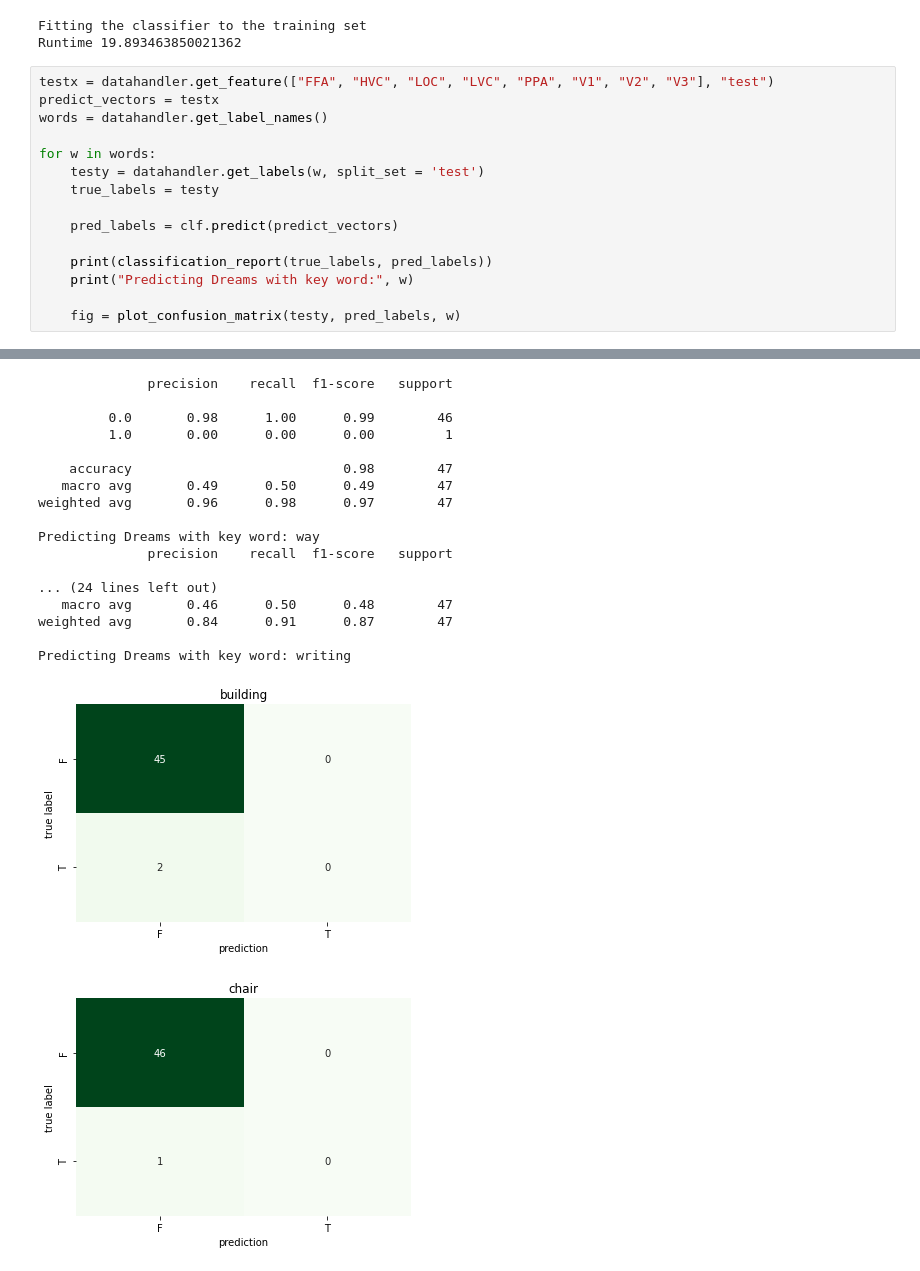
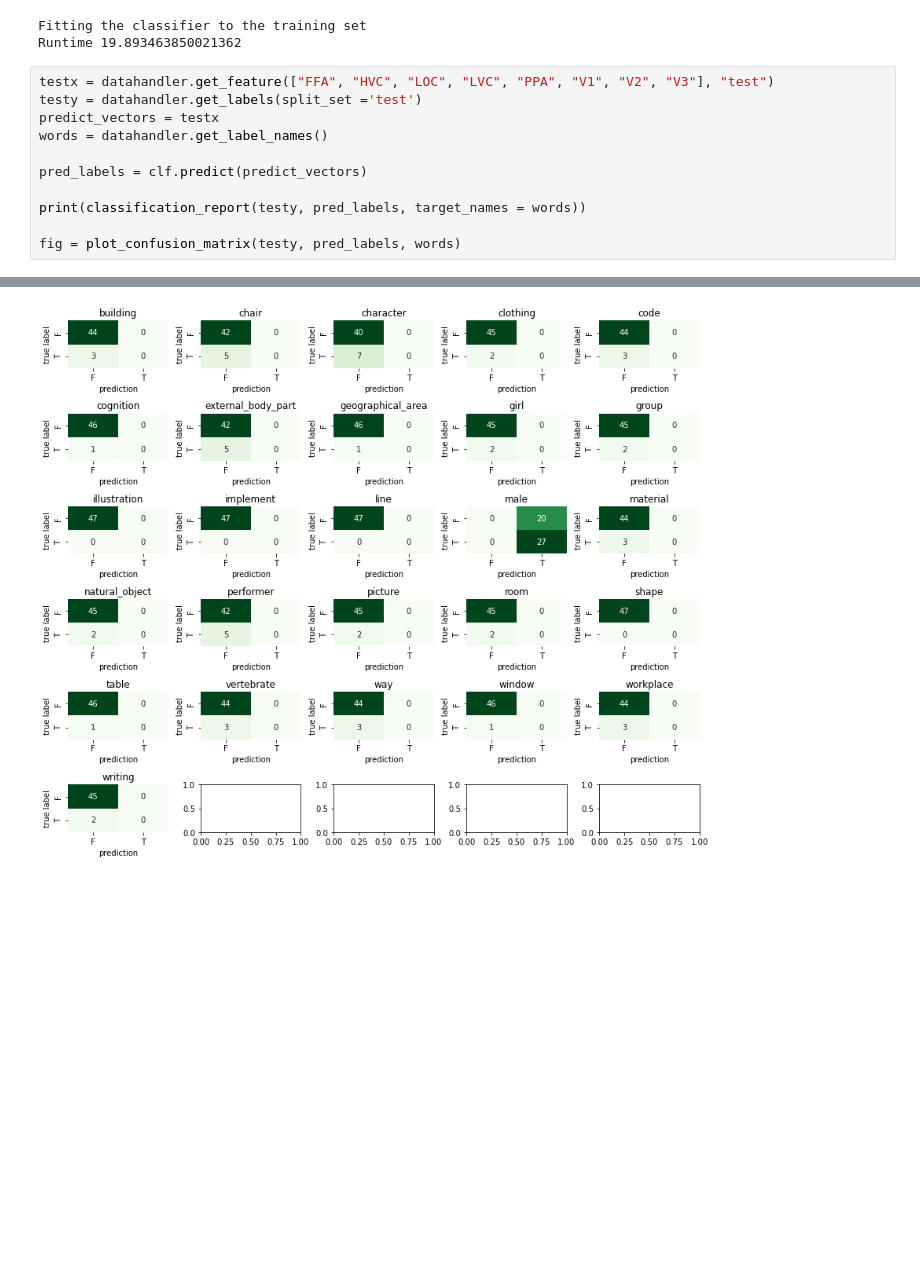
Before and after one commit to RandumbPurson/CMSE-202-Dream-Project, a Jupyter notebook: SVM_dream_project.ipynb, the cells around one changed output, grey strips where cells are left out. Cells and saved outputs as stored; diff of their text form; blank space fills up the shorter version.

```diff
--- a/SVM_dream_project.ipynb
+++ b/SVM_dream_project.ipynb
@@ -527,17 +555,13 @@ Fitting the classifier to the training set
 Runtime 19.893463850021362
 # %%
 testx = datahandler.get_feature(["FFA", "HVC", "LOC", "LVC", "PPA", "V1", "V2", "V3"], "test")
+testy = datahandler.get_labels(split_set ='test')
 predict_vectors = testx
 words = datahandler.get_label_names()
 
-for w in words:
-    testy = datahandler.get_labels(w, split_set = 'test')
-    true_labels = testy
+pred_labels = clf.predict(predict_vectors)
 
-    pred_labels = clf.predict(predict_vectors)
+print(classification_report(testy, pred_labels, target_names = words))
 
-    print(classification_report(true_labels, pred_labels))
-    print("Predicting Dreams with key word:", w)
-
-    fig = plot_confusion_matrix(testy, pred_labels, w)
+fig = plot_confusion_matrix(testy, pred_labels, words)
 # %% [output]
@@ -718,19 +585 @@ Predicting Dreams with key word: vertebrate
-              precision    recall  f1-score   support
-
-         0.0       0.98      1.00      0.99        46
-         1.0       0.00      0.00      0.00         1
-
-    accuracy                           0.98        47
-   macro avg       0.49      0.50      0.49        47
-weighted avg       0.96      0.98      0.97        47
-
-Predicting Dreams with key word: way
-              precision    recall  f1-score   support
-
-... (24 lines left out)
-   macro avg       0.46      0.50      0.48        47
-weighted avg       0.84      0.91      0.87        47
-
-Predicting Dreams with key word: writing
-[figure, old version]
+[figure, new version]
-[figure, removed]
```
Also changed, not shown: parts of 5 cells of this notebook.
